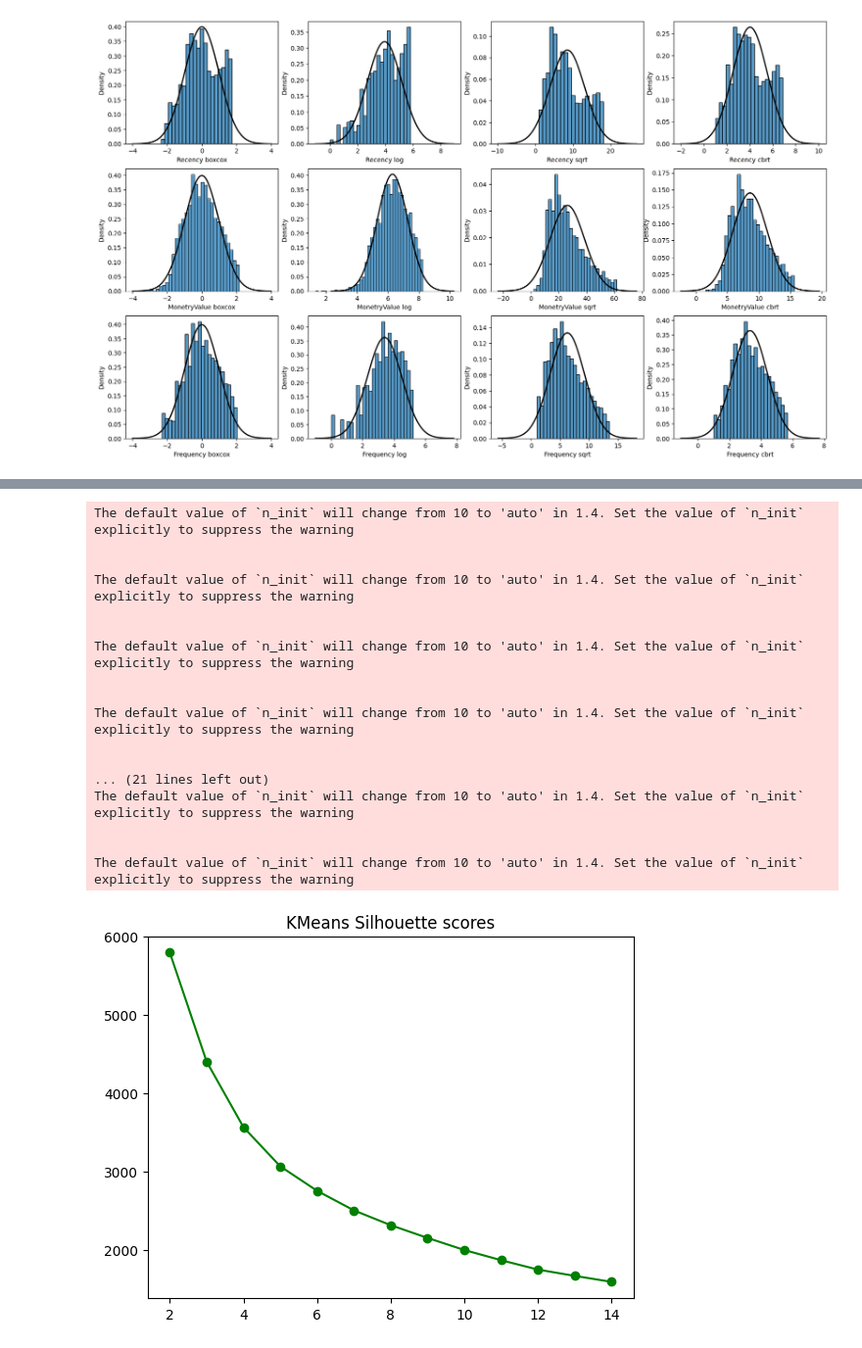
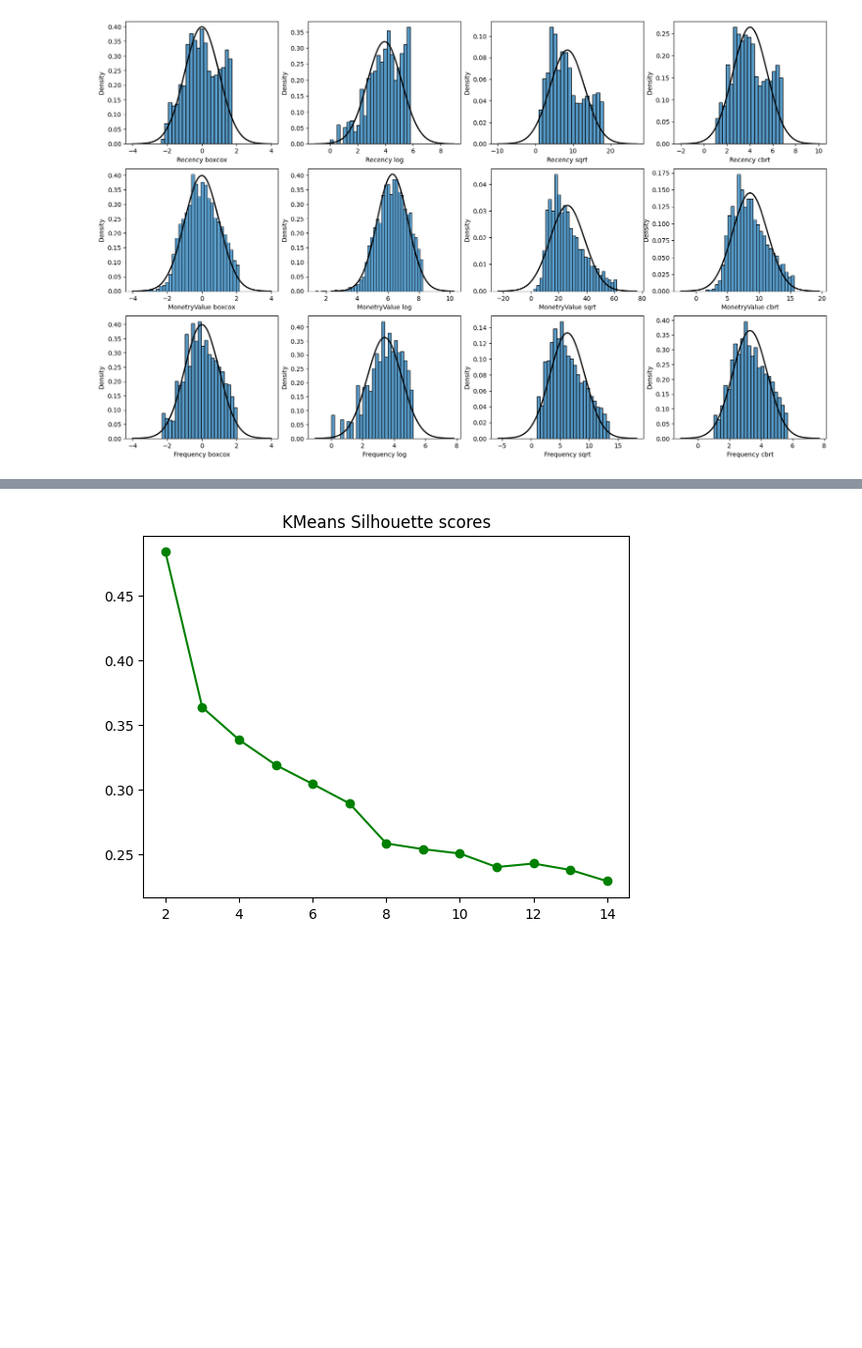
Before and after one commit to anand817/ml-classification, a Jupyter notebook: example-4.ipynb, the cells around one changed output, grey strips where cells are left out. Shown: that part at 98% size. Saved outputs shown, nothing was run; the diff lists cells and outputs as text; code cells hidden in the pictures; blank space fills up the shorter version.

Commit message:
feat: add clustering algorithm in example 2

```diff
--- a/example-4.ipynb
+++ b/example-4.ipynb
@@ -293,41 +276,24 @@ The default value of `n_init` will change from 10 to 'auto' in 1.4. Set the valu
 # %%
 silhouette_scores = []
 n_clusters = np.arange(2, 15)
 
 def calculate_silhouttes(X, labels):
     avg_silhouette = silhouette_score(X, labels, random_state=32)
     silhouette_scores.append(avg_silhouette)
 
 for i, k in enumerate(n_clusters):
     kmeans = clusterer.steps[-1][1]
     kmeans.set_params(n_clusters=k)
     labels = clusterer.fit_predict(X)
     X_transf = clusterer.transform(X)
     calculate_silhouttes(X_transf, labels)
 
 
 plt.title("KMeans Silhouette scores")
-plt.plot(n_clusters, inertia, color="green", marker="o")
+plt.plot(n_clusters, silhouette_scores, color="green", marker="o")
 plt.show()
 # %% [output]
-The default value of `n_init` will change from 10 to 'auto' in 1.4. Set the value of `n_init` explicitly to suppress the warning
-
-
-The default value of `n_init` will change from 10 to 'auto' in 1.4. Set the value of `n_init` explicitly to suppress the warning
-
-
-The default value of `n_init` will change from 10 to 'auto' in 1.4. Set the value of `n_init` explicitly to suppress the warning
-
-
-The default value of `n_init` will change from 10 to 'auto' in 1.4. Set the value of `n_init` explicitly to suppress the warning
-
-
-... (21 lines left out)
-The default value of `n_init` will change from 10 to 'auto' in 1.4. Set the value of `n_init` explicitly to suppress the warning
-
-
-The default value of `n_init` will change from 10 to 'auto' in 1.4. Set the value of `n_init` explicitly to suppress the warning
-[figure, old version]
+[figure, new version]
 # %%
 # silhouette score is maximum for n = 2
 
```
Also changed, not shown: parts of 2 cells of this notebook, 2 other files.
